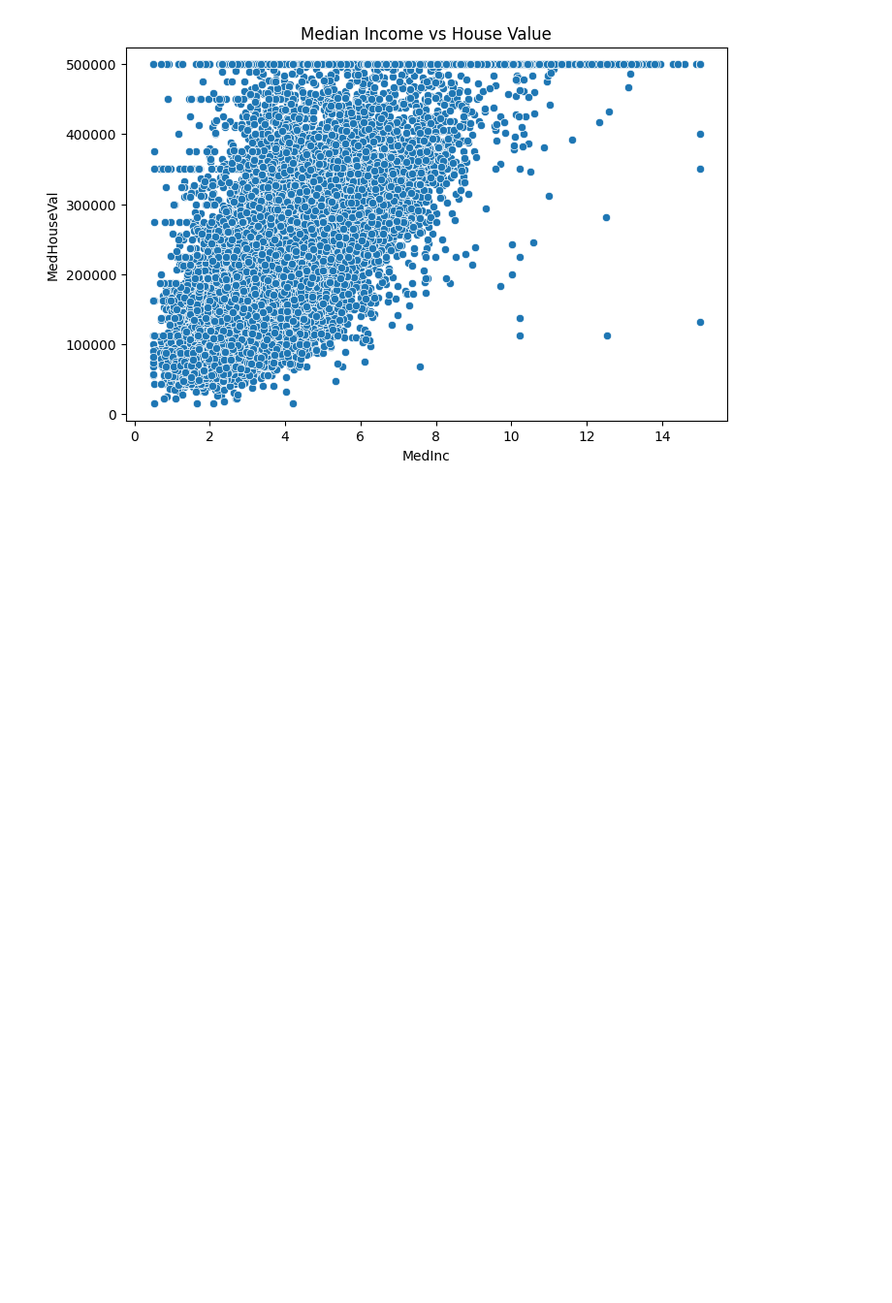
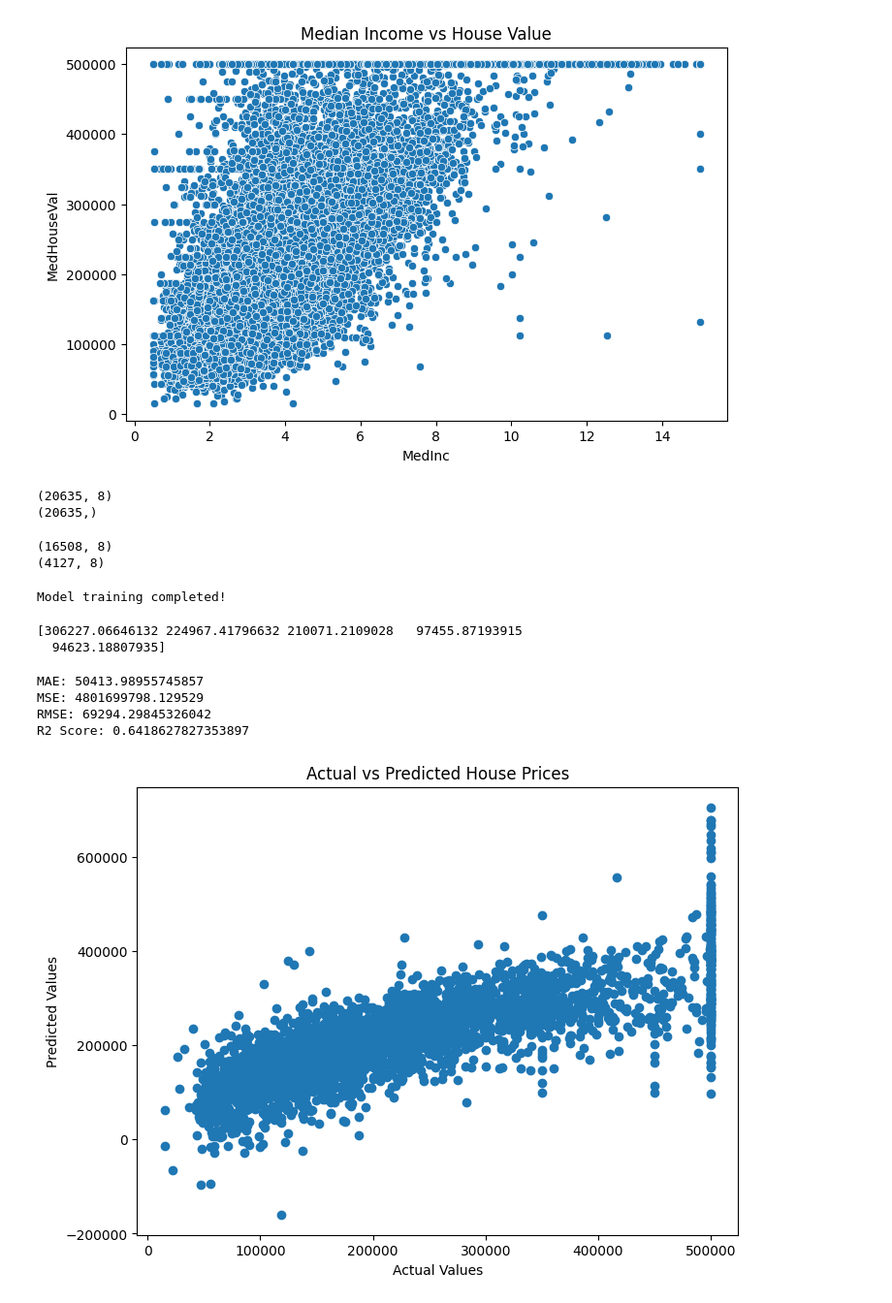
Before and after one commit to khasif18/house-price-predictor-, a Jupyter notebook: task1_ml_linear_regression.ipynb.ipynb, the cells around one changed output. Shown at 97% size. Drawn from its saved outputs; the diff is of its cells as text; code cells hidden in the pictures; blank space fills up the shorter version.

Commit message:
Completed House Price Prediction project

```diff
--- a/task1_ml_linear_regression.ipynb.ipynb
+++ b/task1_ml_linear_regression.ipynb.ipynb
@@ -154,3 +154,79 @@ plt.title("Median Income vs House Value")
 plt.show()
 # %% [output]
 [figure]
+# %%
+X = df.drop("MedHouseVal", axis=1)
+y = df["MedHouseVal"]
+
+print(X.shape)
+print(y.shape)
+# %% [output]
+(20635, 8)
+(20635,)
+# %%
+from sklearn.model_selection import train_test_split
+
+X_train, X_test, y_train, y_test = train_test_split(
+    X,
+    y,
+    test_size=0.2,
+    random_state=42
+)
+
+print(X_train.shape)
+print(X_test.shape)
+# %% [output]
+(16508, 8)
+(4127, 8)
+# %%
+from sklearn.linear_model import LinearRegression
+
+model = LinearRegression()
+
+model.fit(X_train, y_train)
+
+print("Model training completed!")
+# %% [output]
+Model training completed!
+# %%
+y_pred = model.predict(X_test)
+
+print(y_pred[:5])
+# %% [output]
+[306227.06646132 224967.41796632 210071.2109028   97455.87193915
+  94623.18807935]
+# %%
+from sklearn.metrics import (
+    mean_absolute_error,
+    mean_squared_error,
+    r2_score
+)
+
+mae = mean_absolute_error(y_test, y_pred)
+mse = mean_squared_error(y_test, y_pred)
+rmse = mse ** 0.5
+r2 = r2_score(y_test, y_pred)
+
+print("MAE:", mae)
+print("MSE:", mse)
+print("RMSE:", rmse)
+print("R2 Score:", r2)
+# %% [output]
+MAE: 50413.98955745857
+MSE: 4801699798.129529
+RMSE: 69294.29845326042
+R2 Score: 0.6418627827353897
+# %%
+import matplotlib.pyplot as plt
+
+plt.figure(figsize=(8,6))
+
+plt.scatter(y_test, y_pred)
+
+plt.xlabel("Actual Values")
+plt.ylabel("Predicted Values")
+plt.title("Actual vs Predicted House Prices")
+
+plt.show()
+# %% [output]
+[figure, added]
```
Also changed, not shown: parts of 6 cells of this notebook, 1 other file.
